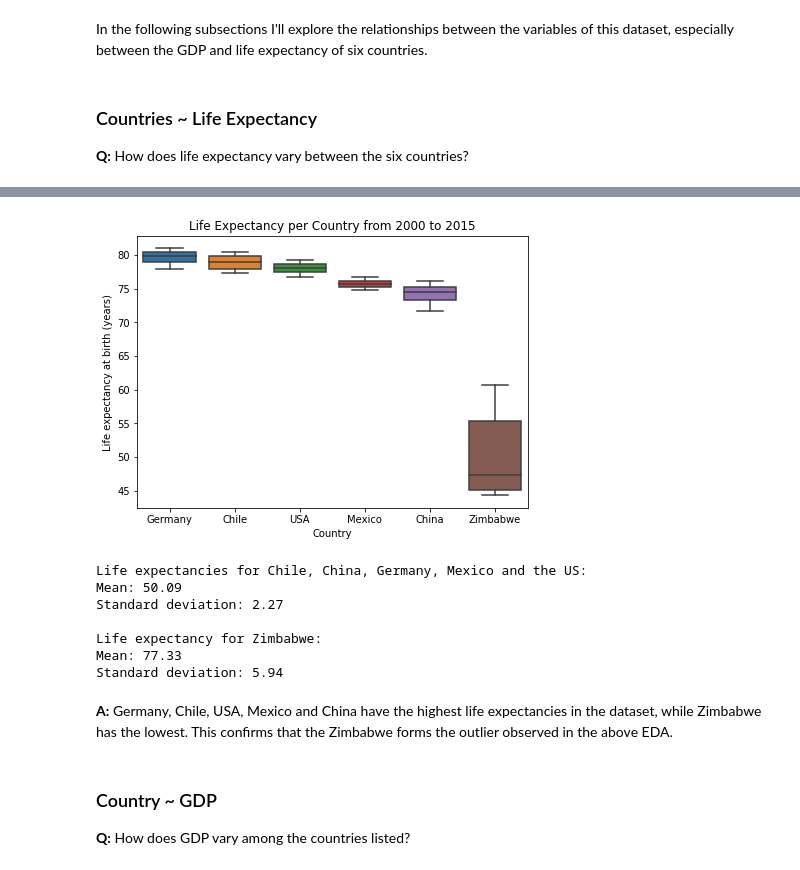
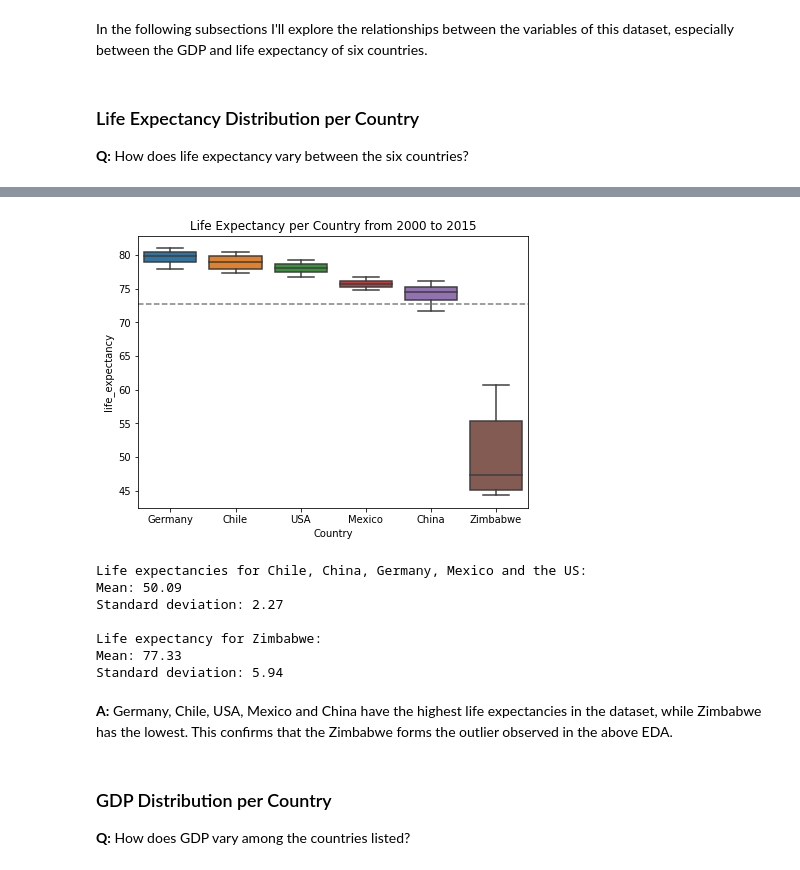
Before and after one commit to MarcoCamilo/Life-Expectancy-and-GDP-Starter, a Jupyter notebook: life_expectancy_gdp.ipynb, the cells around one changed output, grey strips where cells are left out. Cells and saved outputs as stored; diff of their text form; code cells hidden in the pictures.

Commit message:
All processed data; still needs conclusion

```diff
--- a/life_expectancy_gdp.ipynb
+++ b/life_expectancy_gdp.ipynb
@@ -27,6 +27,7 @@ print(df.Year.value_counts())
 print(f'\nThere are {len(df.Year.value_counts())} years entered in this DataFrame')
 
 df.replace("United States of America", "USA", inplace=True)
+df.rename(columns = {'Life expectancy at birth (years)': 'life_expectancy'}, inplace=True)
 # %% [output]
 -------------------Column Info-------------------
 <class 'pandas.core.frame.DataFrame'>
@@ -115,27 +116,28 @@ Moreover, the counts of GDP and life expectancy are inversely related: there are
 # %% [markdown]
 In the following subsections I'll explore the relationships between the variables of this dataset, especially between the GDP and life expectancy of six countries.
 # %% [markdown]
-### Countries ~ Life Expectancy
+### Life Expectancy Distribution per Country
 **Q:** How does life expectancy vary between the six countries?
 # %%
 import statistics as st
 
-group_lf = df['Life expectancy at birth (years)'].groupby(df.Country).mean().sort_values(ascending = False).reset_index()
+group_lf = df['life_expectancy'].groupby(df.Country).mean().sort_values(ascending = False).reset_index()
 print(group_lf)
 
 plt.figure(figsize = (7,5))
 plt.title('Life Expectancy per Country from 2000 to 2015')
-sn.boxplot(data = df, x = 'Country', y = 'Life expectancy at birth (years)', order = group_lf.Country)
+sn.boxplot(data = df, x = 'Country', y = 'life_expectancy', order = group_lf.Country)
+plt.axhline(np.mean(df.life_expectancy), linestyle = '--', color = 'grey')
 locs, labels=plt.xticks()
 plt.show()
 
-mean_lf_no_Z = st.mean(group_lf['Life expectancy at birth (years)'][0:5])
-std_lf_no_Z = st.stdev(group_lf['Life expectancy at birth (years)'][0:5])
-mean_Z = st.mean(df.loc[df.Country == 'Zimbabwe']['Life expectancy at birth (years)'])
-std_Z = st.stdev(df.loc[df.Country == 'Zimbabwe']['Life expectancy at birth (years)'])
+mean_lf_no_Z = st.mean(group_lf['life_expectancy'][0:5])
+std_lf_no_Z = st.stdev(group_lf['life_expectancy'][0:5])
+mean_Z = st.mean(df.loc[df.Country == 'Zimbabwe']['life_expectancy'])
+std_Z = st.stdev(df.loc[df.Country == 'Zimbabwe']['life_expectancy'])
 
-mean_lf_no_Z = np.mean(group_lf['Life expectancy at birth (years)'][0:5])
-mean_Z = np.mean(group_lf.iloc[[5]]['Life expectancy at birth (years)'])
+mean_lf_no_Z = np.mean(group_lf['life_expectancy'][0:5])
+mean_Z = np.mean(group_lf.iloc[[5]]['life_expectancy'])
 
 print('Life expectancies for Chile, China, Germany, Mexico and the US:',
         f'\nMean: {round(mean_Z, 2)}',
@@ -155,4 +157,4 @@ print('\nLife expectancy for Zimbabwe:',
-[figure, old version]
+[figure, new version]
 Life expectancies for Chile, China, Germany, Mexico and the US:
 Mean: 50.09
 Standard deviation: 2.27
@@ -163,7 +165,7 @@ Standard deviation: 5.94
 # %% [markdown]
 **A:** Germany, Chile, USA, Mexico and China have the highest life expectancies in the dataset, while Zimbabwe has the lowest. This confirms that the Zimbabwe forms the outlier observed in the above EDA.
 # %% [markdown]
-### Country ~ GDP
+### GDP Distribution per Country
 **Q:** How does GDP vary among the countries listed?
 # %%
 import statistics as st
```
Also changed, not shown: parts of 13 cells of this notebook.
